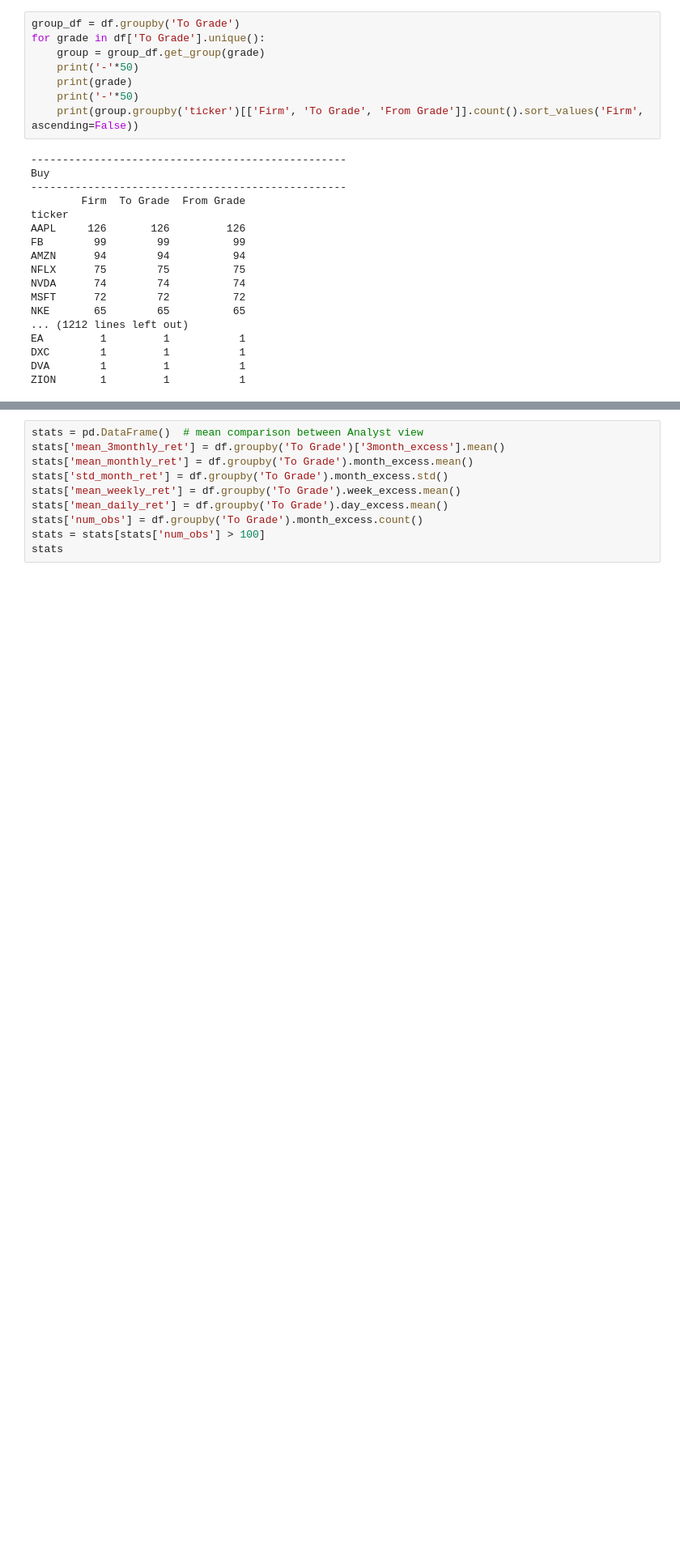
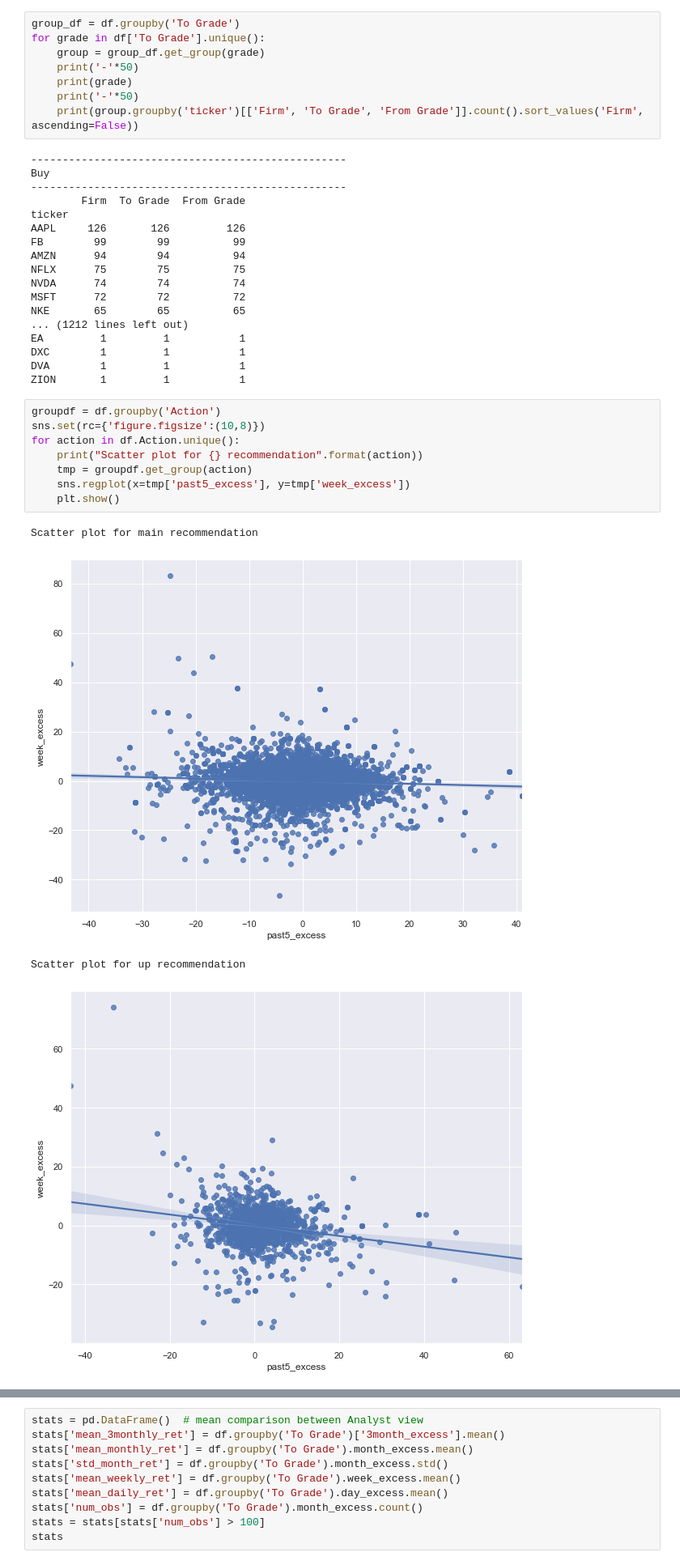
Before and after one commit to thomaschen2019/Fundamental-Tool, a Jupyter notebook: recommendation_research.ipynb, the cells around one changed output, grey strips where cells are left out. Shown at 81% size. Drawn from its saved outputs; the diff is of its cells as text; blank space fills up the shorter version.

```diff
--- a/recommendation_research.ipynb
+++ b/recommendation_research.ipynb
@@ -149,3 +199,16 @@ EA         1         1           1
 DXC        1         1           1
 DVA        1         1           1
 ZION       1         1           1
+# %%
+groupdf = df.groupby('Action')
+sns.set(rc={'figure.figsize':(10,8)})
+for action in df.Action.unique():
+    print("Scatter plot for {} recommendation".format(action))
+    tmp = groupdf.get_group(action)
+    sns.regplot(x=tmp['past5_excess'], y=tmp['week_excess'])
+    plt.show()
+# %% [output]
+Scatter plot for main recommendation
+[figure, added]
+Scatter plot for up recommendation
+[figure, added]
```
Also changed, not shown: parts of 15 cells of this notebook.
